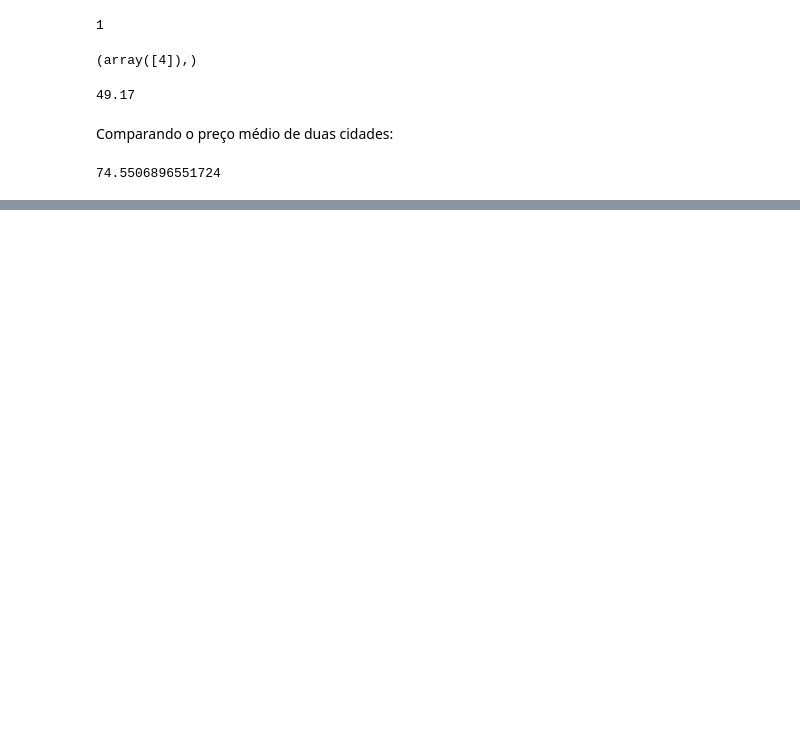
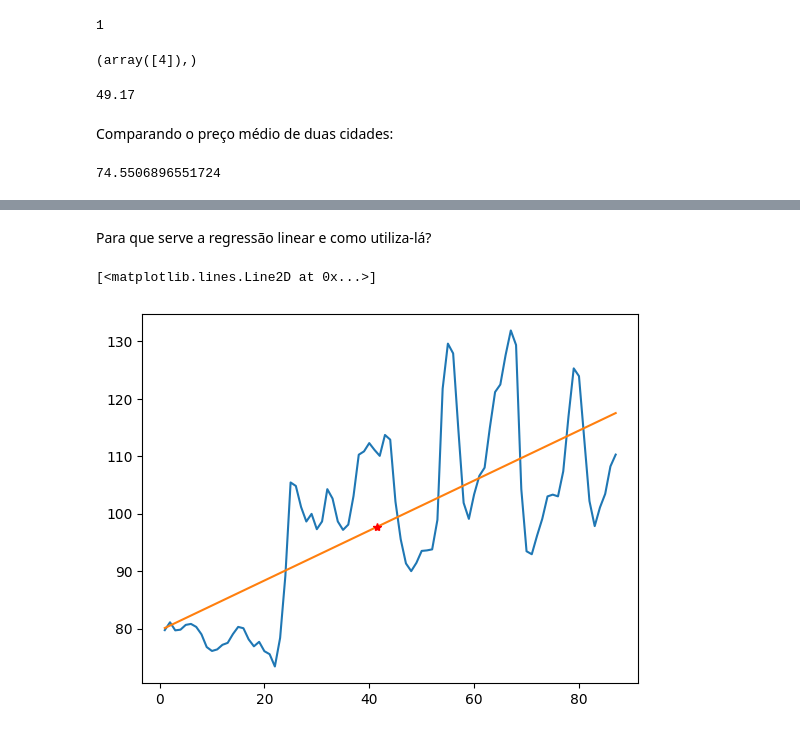
Before and after one commit to henriquebertolin/frutas-numpy, a Jupyter notebook: frutas_numpy.ipynb, the cells around one changed output, grey strips where cells are left out. Saved outputs shown, nothing was run; the diff lists cells and outputs as text; code cells hidden in the pictures; blank space fills up the shorter version.

```diff
--- a/frutas_numpy.ipynb
+++ b/frutas_numpy.ipynb
@@ -211,0 +292,10 @@ np.mean(kaliningrad)
+# %% [markdown]
+Para que serve a regressão linear e como utiliza-lá?
+# %%
+# Calcular valores intermediários dentro e fora da reta:
+plt.plot(datas, moscow)
+plt.plot(x,y)
+plt.plot(41.5, 41.5*a+b, '*r')
+# %% [output]
+[<matplotlib.lines.Line2D at 0x...>]
+[figure, added]
```
Also changed, not shown: parts of 18 cells of this notebook.
